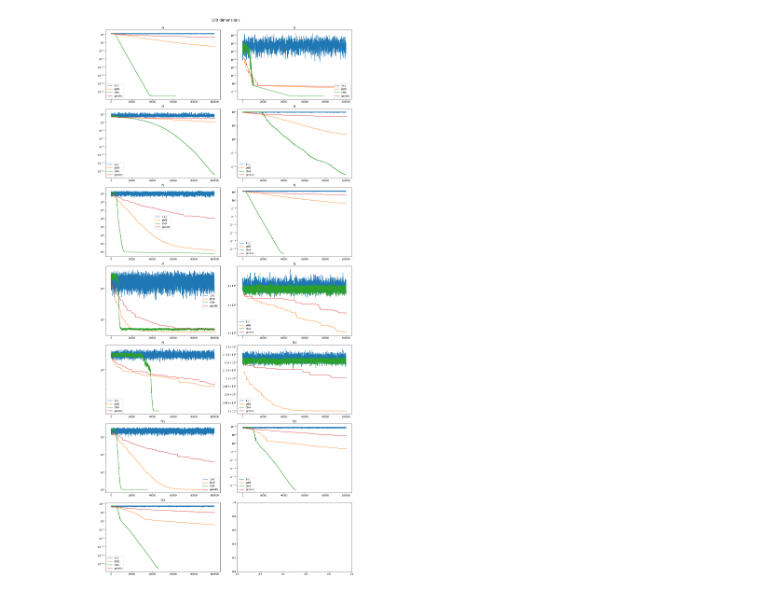
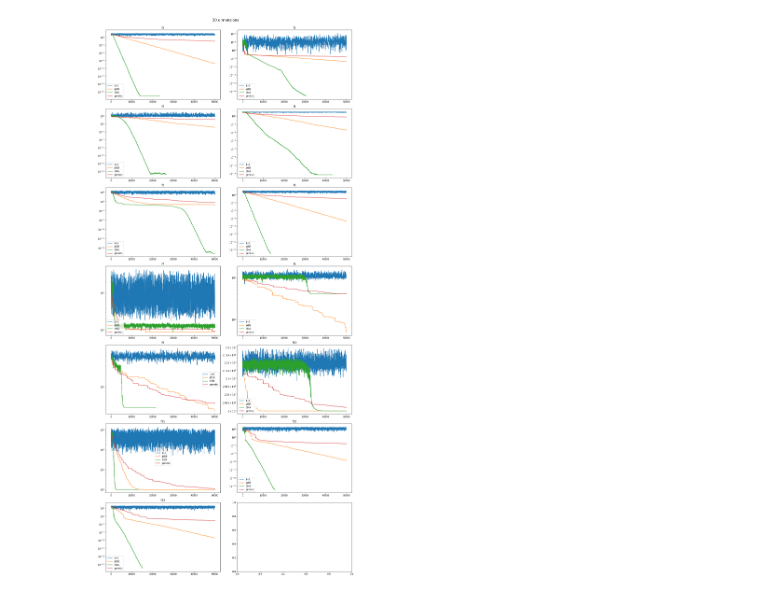
Before and after one commit to BioRyajenka/antennae-directivity-optimization, a Jupyter notebook: Test functions.ipynb, the cells around one changed output. Cells and saved outputs as stored; diff of their text form; code cells hidden in the pictures.

Commit message:
Add more notebooks, images and fitness-function

```diff
--- a/Test functions.ipynb
+++ b/Test functions.ipynb
@@ -184,31 +234,32 @@ for dims in res.keys():
             all_res[dims][func_n][algo] = res[dims][func_n][algo]
 res = all_res
 # %%
-res = load("results/f/temp_res2")
+#res = load("results/f/temp_res2")
+res = load("results/f/all_res")
 # %%
 %matplotlib inline
 fig, axes = plt.subplots(7, 2, figsize=(16,5*7))
 
-dims = 100
+dims = 30
 fig.suptitle(f'{dims} dimensions', fontsize=16)
 for func_n in range(0, 13):
     ax = axes[func_n // 2, func_n % 2]
     ax.set_title(f"f{func_n + 1}")
 
     for algo in ['1+1', 'JADE', 'CMA', 'genetic']:
         r = res[dims][func_n + 1][algo]
 
         xs = r[0][:,0]
         ys = -r[0][:,1]
         error = r[1]
         if True or algo == '1+1':
             ax.plot(xs, ys, label=algo)
         else:
             ax.errorbar(xs, ys, yerr=error, fmt='-o', label=algo)
         ax.set_yscale('log')
         ax.legend();
 
 fig.tight_layout()
 fig.subplots_adjust(top=0.96)
 # %% [output]
-[figure, old version]
+[figure, new version]
```
Also changed, not shown: parts of 9 cells of this notebook, 28 other files.
